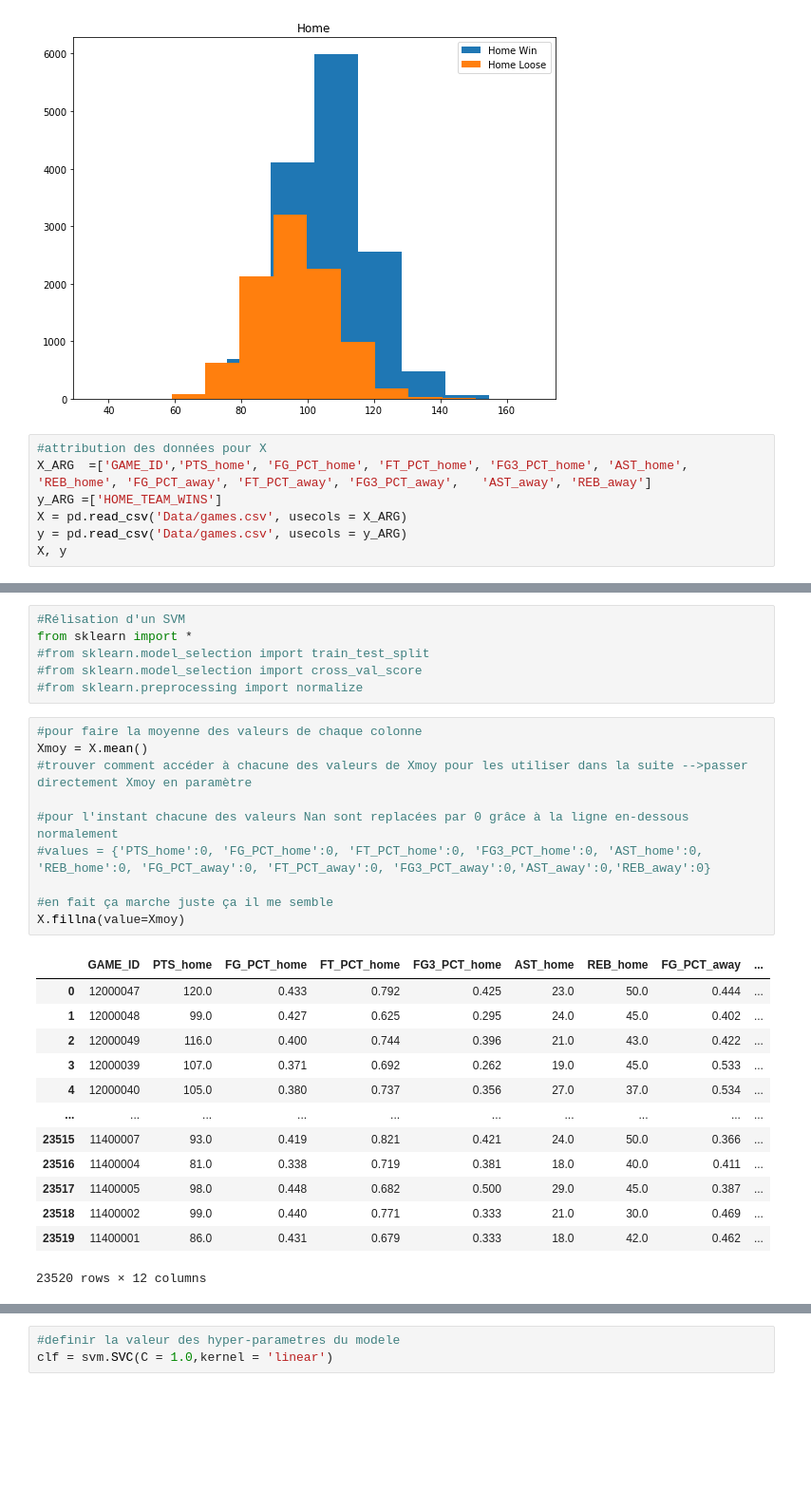
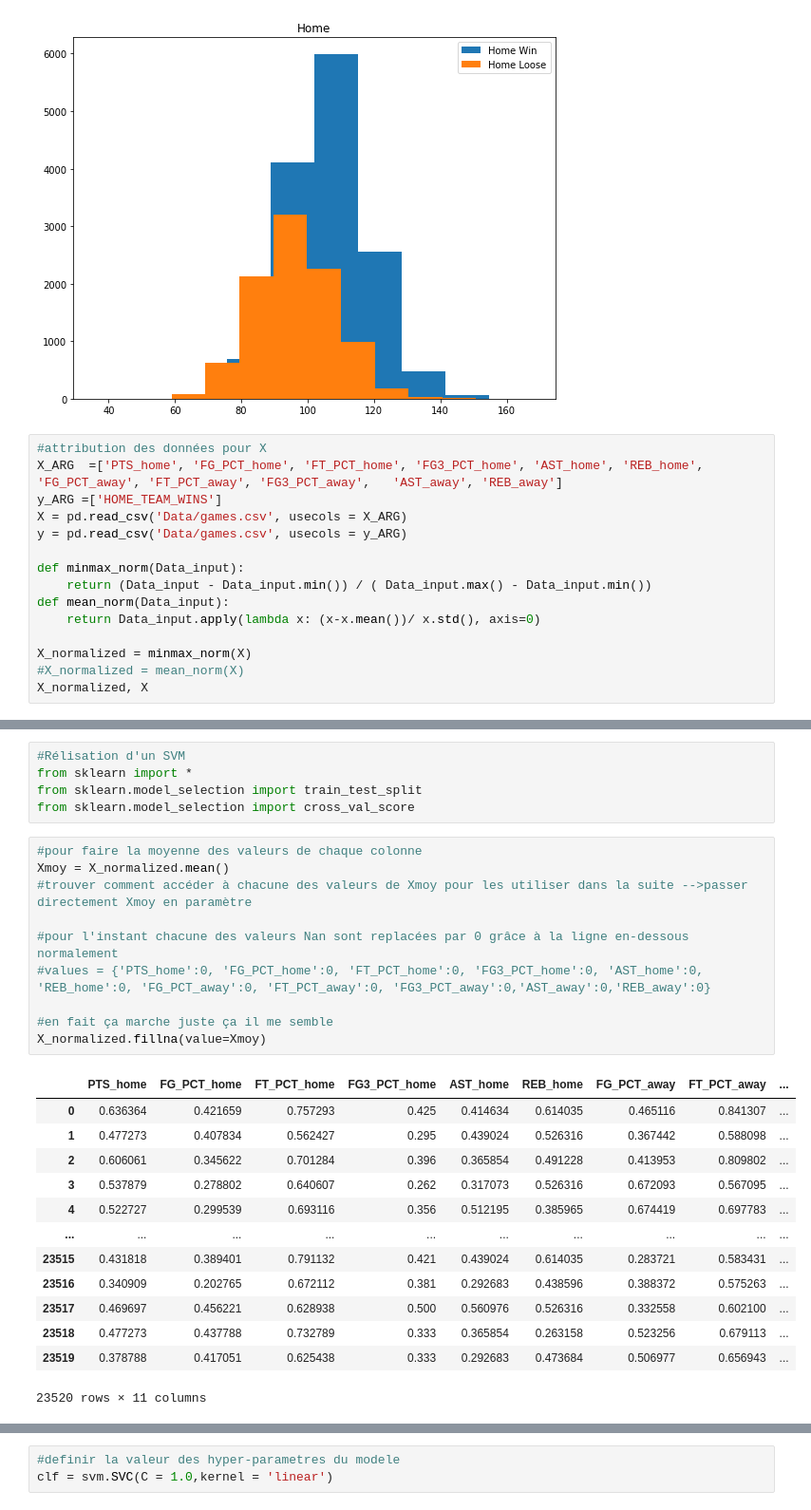
Before and after one commit to atn99/Projet_AA, a Jupyter notebook: Projet NBA.ipynb, the cells around one changed output, grey strips where cells are left out. Shown: that part at 95% size. Saved outputs shown, nothing was run; the diff lists cells and outputs as text; blank space fills up the shorter version.

```diff
--- a/Projet NBA.ipynb
+++ b/Projet NBA.ipynb
@@ -127,9 +127,17 @@ plt.legend()
 [figure]
 # %%
 #attribution des données pour X
-X_ARG  =['GAME_ID','PTS_home', 'FG_PCT_home', 'FT_PCT_home', 'FG3_PCT_home', 'AST_home', 'REB_home', 'FG_PCT_away', 'FT_PCT_away', 'FG3_PCT_away',	'AST_away',	'REB_away']
+X_ARG  =['PTS_home', 'FG_PCT_home', 'FT_PCT_home', 'FG3_PCT_home', 'AST_home', 'REB_home', 'FG_PCT_away', 'FT_PCT_away', 'FG3_PCT_away',	'AST_away',	'REB_away']
 y_ARG =['HOME_TEAM_WINS']
 X = pd.read_csv('Data/games.csv', usecols = X_ARG)
 y = pd.read_csv('Data/games.csv', usecols = y_ARG)
-X, y
+
+def minmax_norm(Data_input):
+    return (Data_input - Data_input.min()) / ( Data_input.max() - Data_input.min())
+def mean_norm(Data_input):
+    return Data_input.apply(lambda x: (x-x.mean())/ x.std(), axis=0)
+
+X_normalized = minmax_norm(X)
+#X_normalized = mean_norm(X)
+X_normalized, X
 # %% [output]
@@ -153,33 +161,32 @@ X, y
 # %%
 #Rélisation d'un SVM
 from sklearn import *
-#from sklearn.model_selection import train_test_split
-#from sklearn.model_selection import cross_val_score
-#from sklearn.preprocessing import normalize
+from sklearn.model_selection import train_test_split
+from sklearn.model_selection import cross_val_score
 # %%
 #pour faire la moyenne des valeurs de chaque colonne
-Xmoy = X.mean()
+Xmoy = X_normalized.mean()
 #trouver comment accéder à chacune des valeurs de Xmoy pour les utiliser dans la suite -->passer directement Xmoy en paramètre
 
 #pour l'instant chacune des valeurs Nan sont replacées par 0 grâce à la ligne en-dessous normalement
 #values = {'PTS_home':0, 'FG_PCT_home':0, 'FT_PCT_home':0, 'FG3_PCT_home':0, 'AST_home':0, 'REB_home':0, 'FG_PCT_away':0, 'FT_PCT_away':0, 'FG3_PCT_away':0,'AST_away':0,'REB_away':0}
 
 #en fait ça marche juste ça il me semble
-X.fillna(value=Xmoy)
+X_normalized.fillna(value=Xmoy)
 # %% [output]
-|  | GAME_ID | PTS_home | FG_PCT_home | FT_PCT_home | FG3_PCT_home | AST_home | REB_home | FG_PCT_away | ... |
-| 0 | 12000047 | 120.0 | 0.433 | 0.792 | 0.425 | 23.0 | 50.0 | 0.444 | ... |
-| 1 | 12000048 | 99.0 | 0.427 | 0.625 | 0.295 | 24.0 | 45.0 | 0.402 | ... |
-| 2 | 12000049 | 116.0 | 0.400 | 0.744 | 0.396 | 21.0 | 43.0 | 0.422 | ... |
-| 3 | 12000039 | 107.0 | 0.371 | 0.692 | 0.262 | 19.0 | 45.0 | 0.533 | ... |
-| 4 | 12000040 | 105.0 | 0.380 | 0.737 | 0.356 | 27.0 | 37.0 | 0.534 | ... |
+|  | PTS_home | FG_PCT_home | FT_PCT_home | FG3_PCT_home | AST_home | REB_home | FG_PCT_away | FT_PCT_away | ... |
+| 0 | 0.636364 | 0.421659 | 0.757293 | 0.425 | 0.414634 | 0.614035 | 0.465116 | 0.841307 | ... |
+| 1 | 0.477273 | 0.407834 | 0.562427 | 0.295 | 0.439024 | 0.526316 | 0.367442 | 0.588098 | ... |
+| 2 | 0.606061 | 0.345622 | 0.701284 | 0.396 | 0.365854 | 0.491228 | 0.413953 | 0.809802 | ... |
+| 3 | 0.537879 | 0.278802 | 0.640607 | 0.262 | 0.317073 | 0.526316 | 0.672093 | 0.567095 | ... |
+| 4 | 0.522727 | 0.299539 | 0.693116 | 0.356 | 0.512195 | 0.385965 | 0.674419 | 0.697783 | ... |
 | ... | ... | ... | ... | ... | ... | ... | ... | ... | ... |
-| 23515 | 11400007 | 93.0 | 0.419 | 0.821 | 0.421 | 24.0 | 50.0 | 0.366 | ... |
-| 23516 | 11400004 | 81.0 | 0.338 | 0.719 | 0.381 | 18.0 | 40.0 | 0.411 | ... |
-| 23517 | 11400005 | 98.0 | 0.448 | 0.682 | 0.500 | 29.0 | 45.0 | 0.387 | ... |
-| 23518 | 11400002 | 99.0 | 0.440 | 0.771 | 0.333 | 21.0 | 30.0 | 0.469 | ... |
-| 23519 | 11400001 | 86.0 | 0.431 | 0.679 | 0.333 | 18.0 | 42.0 | 0.462 | ... |
+| 23515 | 0.431818 | 0.389401 | 0.791132 | 0.421 | 0.439024 | 0.614035 | 0.283721 | 0.583431 | ... |
+| 23516 | 0.340909 | 0.202765 | 0.672112 | 0.381 | 0.292683 | 0.438596 | 0.388372 | 0.575263 | ... |
+| 23517 | 0.469697 | 0.456221 | 0.628938 | 0.500 | 0.560976 | 0.526316 | 0.332558 | 0.602100 | ... |
+| 23518 | 0.477273 | 0.437788 | 0.732789 | 0.333 | 0.365854 | 0.263158 | 0.523256 | 0.679113 | ... |
+| 23519 | 0.378788 | 0.417051 | 0.625438 | 0.333 | 0.292683 | 0.473684 | 0.506977 | 0.656943 | ... |
-23520 rows × 12 columns
+23520 rows × 11 columns
 # %%
 #générer un entrainement set adéquat.
 #générer un validation set adéquat
```
Also changed, not shown: parts of 5 cells of this notebook.
